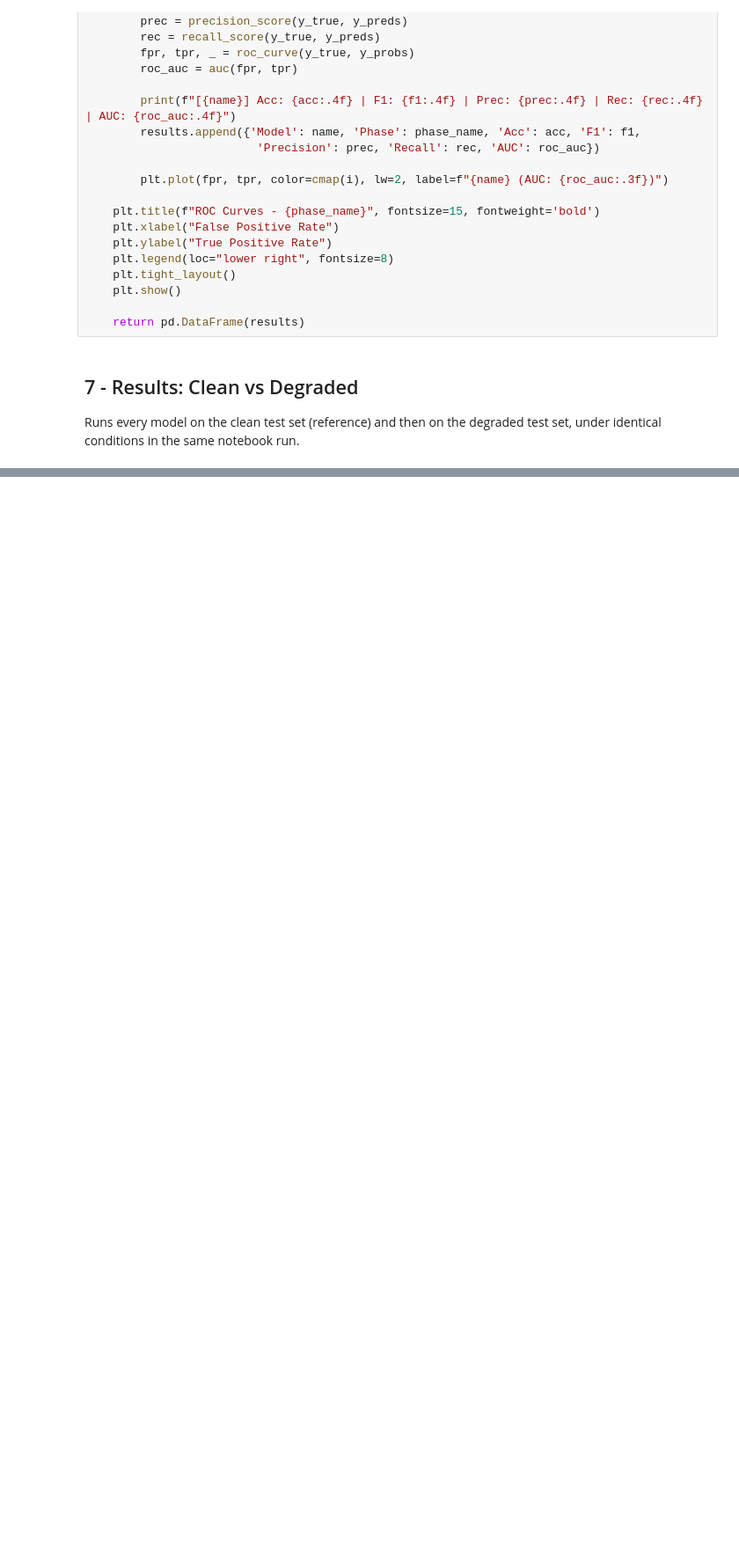
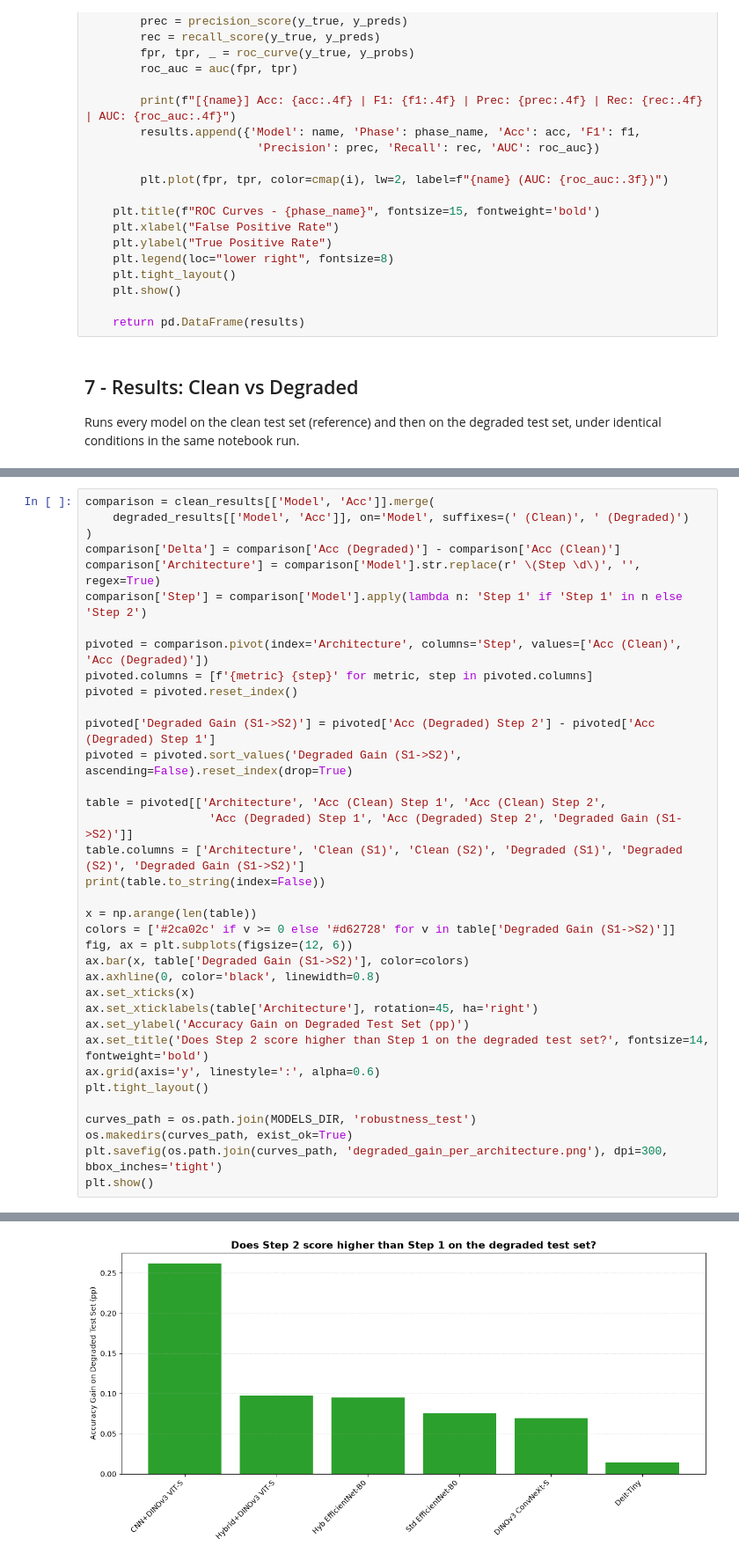
Before and after one commit to luciapola04/internship-deepfake-forensic, a Jupyter notebook: deepfake-forensics-pipeline/02_Extended_Framework/Model_Benchmark/Robustness_Test/step4_robustness_test.ipynb, the cells around one changed output, grey strips where cells are left out. Shown at 88% size. Drawn from its saved outputs; the diff is of its cells as text; blank space fills up the shorter version.

```diff
--- a/deepfake-forensics-pipeline/02_Extended_Framework/Model_Benchmark/Robustness_Test/step4_robustness_test.ipynb
+++ b/deepfake-forensics-pipeline/02_Extended_Framework/Model_Benchmark/Robustness_Test/step4_robustness_test.ipynb
@@ -619,0 +632,37 @@ print(summary)
+# %%
+comparison = clean_results[['Model', 'Acc']].merge(
+    degraded_results[['Model', 'Acc']], on='Model', suffixes=(' (Clean)', ' (Degraded)')
+)
+comparison['Delta'] = comparison['Acc (Degraded)'] - comparison['Acc (Clean)']
+comparison['Architecture'] = comparison['Model'].str.replace(r' \(Step \d\)', '', regex=True)
+comparison['Step'] = comparison['Model'].apply(lambda n: 'Step 1' if 'Step 1' in n else 'Step 2')
+
+pivoted = comparison.pivot(index='Architecture', columns='Step', values=['Acc (Clean)', 'Acc (Degraded)'])
+pivoted.columns = [f'{metric} {step}' for metric, step in pivoted.columns]
+pivoted = pivoted.reset_index()
+
+pivoted['Degraded Gain (S1->S2)'] = pivoted['Acc (Degraded) Step 2'] - pivoted['Acc (Degraded) Step 1']
+pivoted = pivoted.sort_values('Degraded Gain (S1->S2)', ascending=False).reset_index(drop=True)
+
+table = pivoted[['Architecture', 'Acc (Clean) Step 1', 'Acc (Clean) Step 2',
+                  'Acc (Degraded) Step 1', 'Acc (Degraded) Step 2', 'Degraded Gain (S1->S2)']]
+table.columns = ['Architecture', 'Clean (S1)', 'Clean (S2)', 'Degraded (S1)', 'Degraded (S2)', 'Degraded Gain (S1->S2)']
+print(table.to_string(index=False))
+
+x = np.arange(len(table))
+colors = ['#2ca02c' if v >= 0 else '#d62728' for v in table['Degraded Gain (S1->S2)']]
+fig, ax = plt.subplots(figsize=(12, 6))
+ax.bar(x, table['Degraded Gain (S1->S2)'], color=colors)
+ax.axhline(0, color='black', linewidth=0.8)
+ax.set_xticks(x)
+ax.set_xticklabels(table['Architecture'], rotation=45, ha='right')
+ax.set_ylabel('Accuracy Gain on Degraded Test Set (pp)')
+ax.set_title('Does Step 2 score higher than Step 1 on the degraded test set?', fontsize=14, fontweight='bold')
+ax.grid(axis='y', linestyle=':', alpha=0.6)
+plt.tight_layout()
+
+curves_path = os.path.join(MODELS_DIR, 'robustness_test')
+os.makedirs(curves_path, exist_ok=True)
+plt.savefig(os.path.join(curves_path, 'degraded_gain_per_architecture.png'), dpi=300, bbox_inches='tight')
+plt.show()
+# %% [output]
@@ -619,0 +676 @@ print(summary)
+[figure, added]
```
Also changed, not shown: parts of 18 cells of this notebook, 14 other files.
